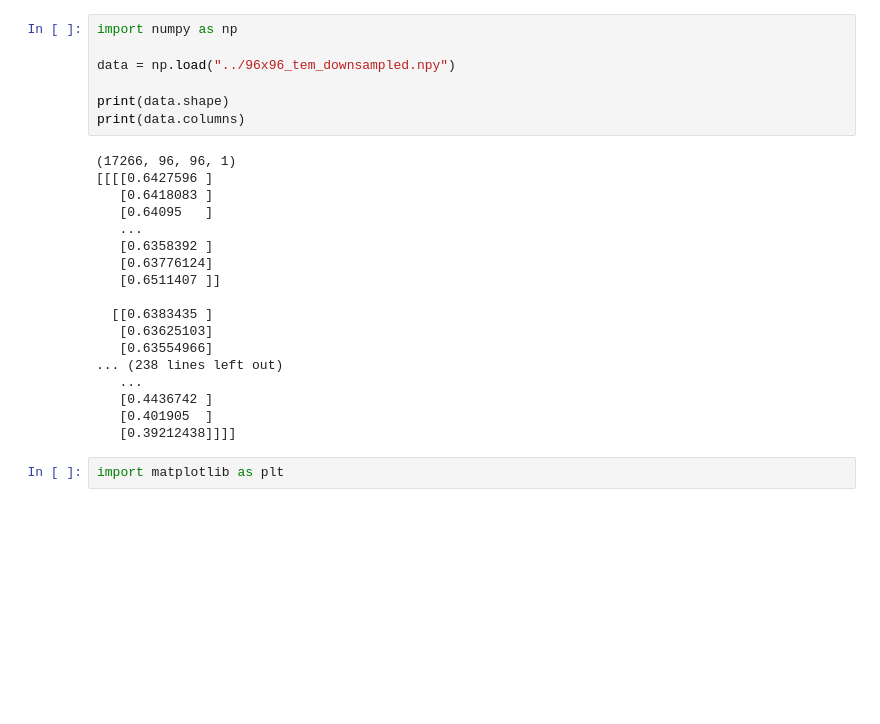
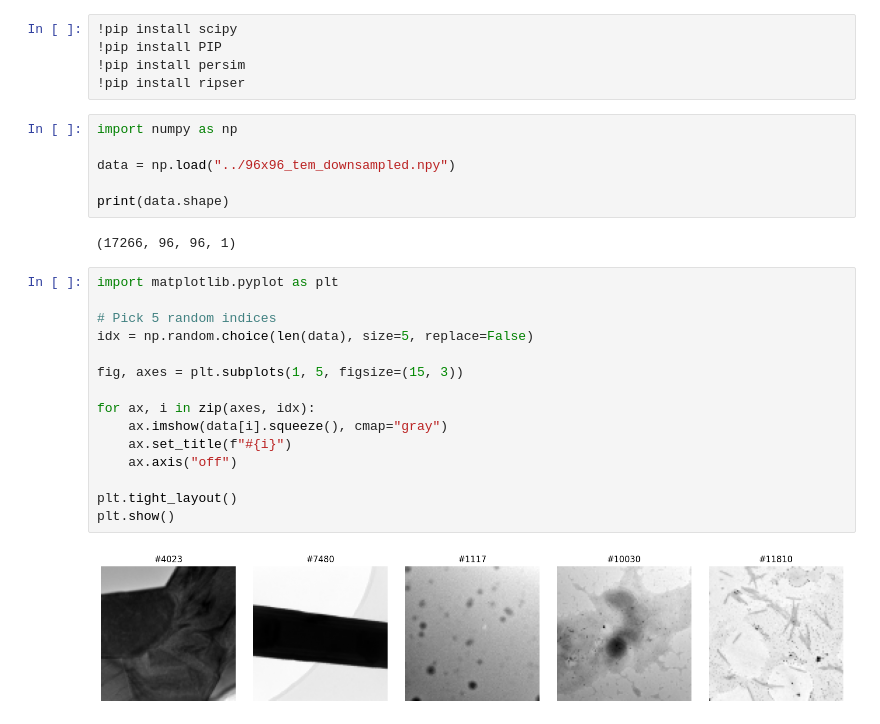
Before and after one commit to Tndeal/PH-TEM, a Jupyter notebook: Initial_Exploration.ipynb, the cells around one changed output. Drawn from its saved outputs; the diff is of its cells as text; blank space fills up the shorter version.

Commit message:
Further experimentation with diff. image types

```diff
--- a/Initial_Exploration.ipynb
+++ b/Initial_Exploration.ipynb
@@ -22,27 +4,30 @@ Successfully installed contourpy-1.3.3 cycler-0.12.1 fonttools-4.63.0 kiwisolver
+# %%
+!pip install scipy
+!pip install PIP
+!pip install persim
+!pip install ripser
 # %%
 import numpy as np
 
 data = np.load("../96x96_tem_downsampled.npy")
 
 print(data.shape)
-print(data.columns)
 # %% [output]
 (17266, 96, 96, 1)
-[[[[0.6427596 ]
-   [0.6418083 ]
-   [0.64095   ]
-   ...
-   [0.6358392 ]
-   [0.63776124]
-   [0.6511407 ]]
-
-  [[0.6383435 ]
-   [0.63625103]
-   [0.63554966]
-... (238 lines left out)
-   ...
-   [0.4436742 ]
-   [0.401905  ]
-   [0.39212438]]]]
 # %%
-import matplotlib as plt
+import matplotlib.pyplot as plt
+
+# Pick 5 random indices
+idx = np.random.choice(len(data), size=5, replace=False)
+
+fig, axes = plt.subplots(1, 5, figsize=(15, 3))
+
+for ax, i in zip(axes, idx):
+    ax.imshow(data[i].squeeze(), cmap="gray")
+    ax.set_title(f"#{i}")
+    ax.axis("off")
+
+plt.tight_layout()
+plt.show()
+# %% [output]
+[figure, added]
```
Also changed, not shown: parts of 22 cells of this notebook.
